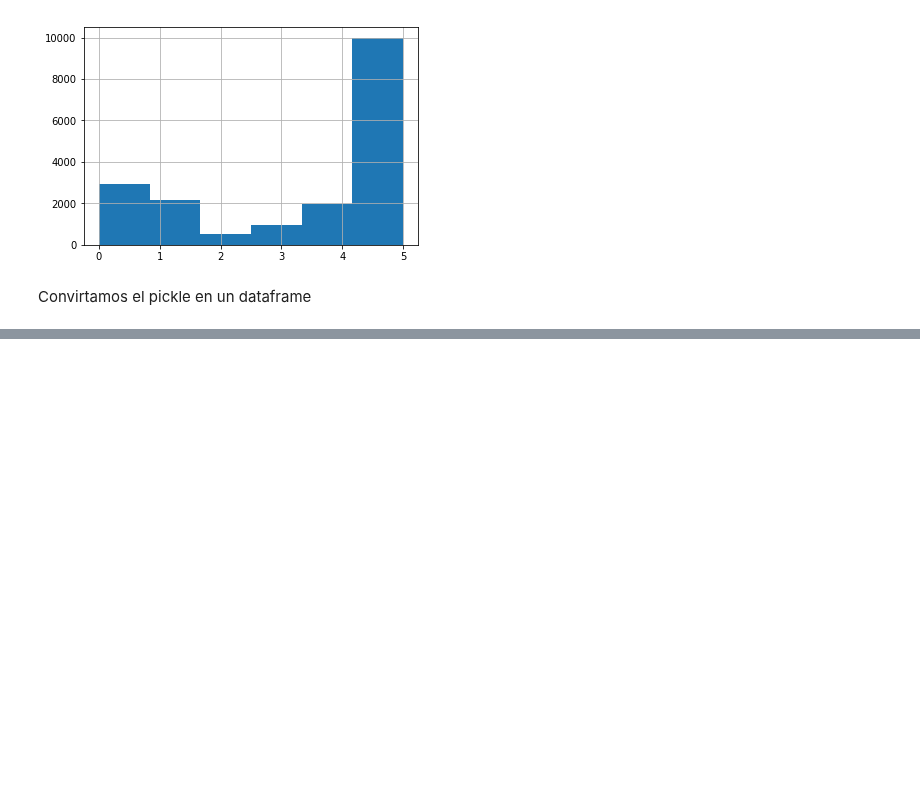
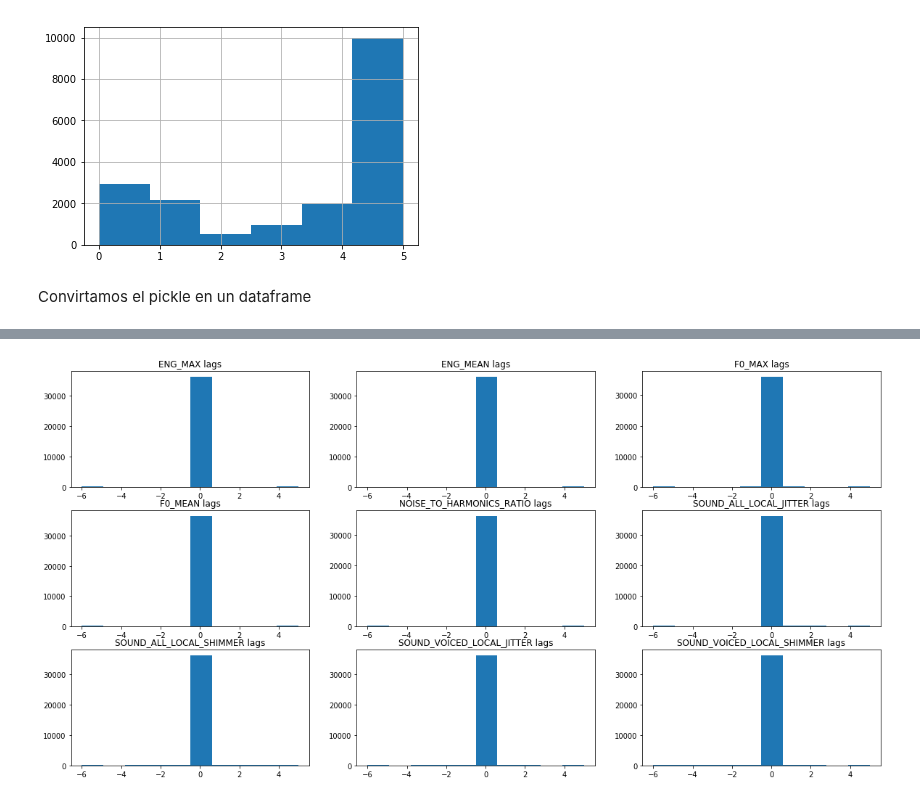
Before and after one commit to luquesky/tesis, a Jupyter notebook: misc/notebooks/telef_analysis.ipynb, the cells around one changed output, grey strips where cells are left out. Saved outputs shown, nothing was run; the diff lists cells and outputs as text; code cells hidden in the pictures; blank space fills up the shorter version.

```diff
--- a/misc/notebooks/telef_analysis.ipynb
+++ b/misc/notebooks/telef_analysis.ipynb
@@ -72,0 +67,9 @@ data['712002009363898'][0]['ENG_MAX']
+# %%
+
+plt.figure(figsize=(20,10))
+for i, ac_var in enumerate(acoustic_variables):
+    subplot(3,3,i+1)
+    title(ac_var+ " lags")
+    hist(df[ac_var+"_lag"])
+# %% [output]
+[figure, added]
```
Also changed, not shown: parts of 5 cells of this notebook.
